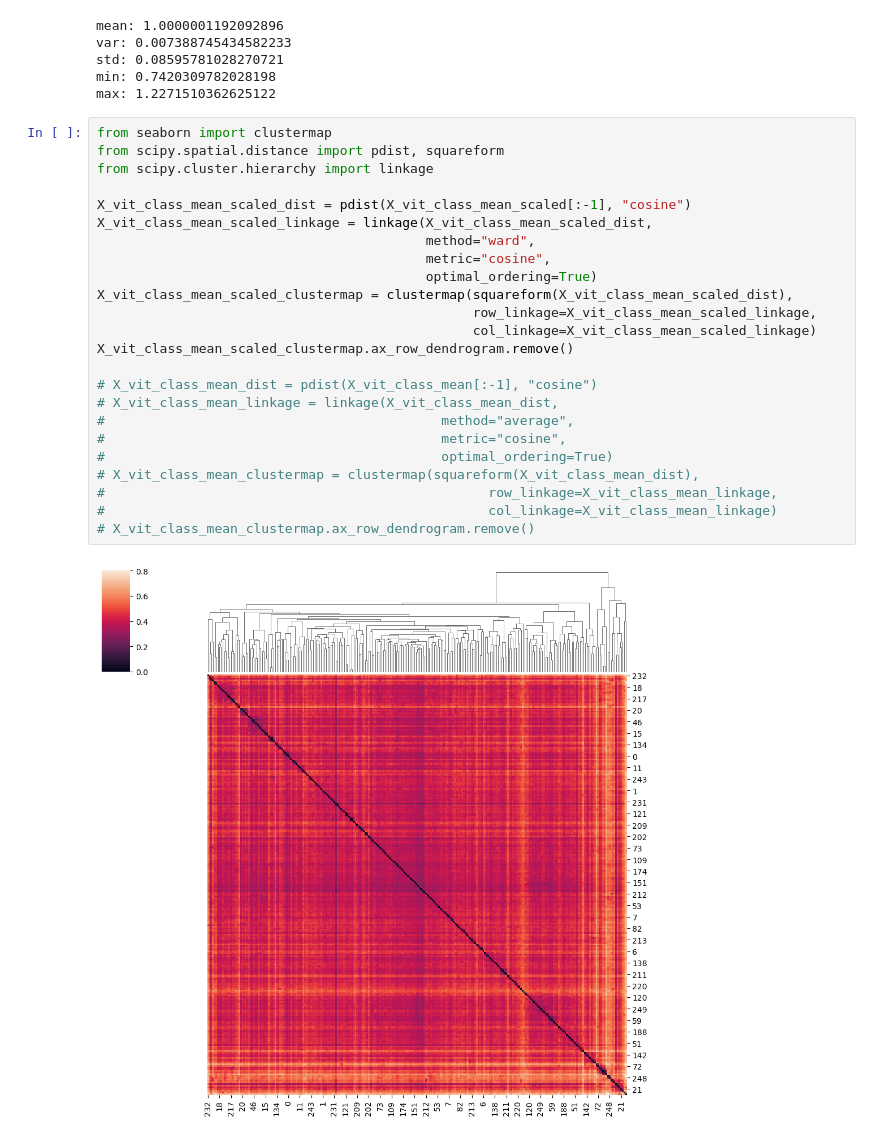
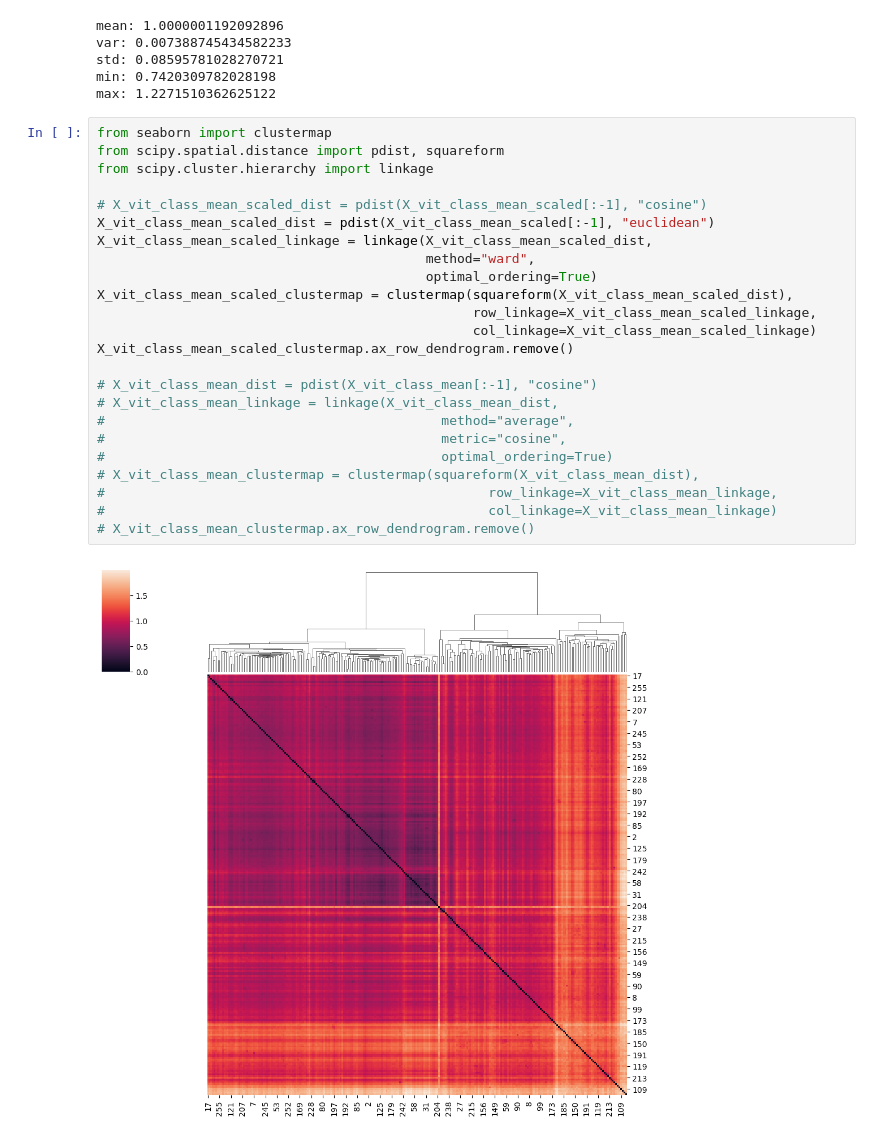
Before and after one commit to Junqi-Zhang/Concept-Organization, a Jupyter notebook: scripts/startup.ipynb, the cells around one changed output. Saved outputs shown, nothing was run; the diff lists cells and outputs as text.

```diff
--- a/scripts/startup.ipynb
+++ b/scripts/startup.ipynb
@@ -163,27 +98,27 @@ max: 1.2271510362625122
 # %%
 from seaborn import clustermap
 from scipy.spatial.distance import pdist, squareform
 from scipy.cluster.hierarchy import linkage
 
-X_vit_class_mean_scaled_dist = pdist(X_vit_class_mean_scaled[:-1], "cosine")
+# X_vit_class_mean_scaled_dist = pdist(X_vit_class_mean_scaled[:-1], "cosine")
+X_vit_class_mean_scaled_dist = pdist(X_vit_class_mean_scaled[:-1], "euclidean")
 X_vit_class_mean_scaled_linkage = linkage(X_vit_class_mean_scaled_dist,
                                           method="ward",
-                                          metric="cosine",
                                           optimal_ordering=True)
 X_vit_class_mean_scaled_clustermap = clustermap(squareform(X_vit_class_mean_scaled_dist),
                                                 row_linkage=X_vit_class_mean_scaled_linkage,
                                                 col_linkage=X_vit_class_mean_scaled_linkage)
 X_vit_class_mean_scaled_clustermap.ax_row_dendrogram.remove()
 
 # X_vit_class_mean_dist = pdist(X_vit_class_mean[:-1], "cosine")
 # X_vit_class_mean_linkage = linkage(X_vit_class_mean_dist,
 #                                           method="average",
 #                                           metric="cosine",
 #                                           optimal_ordering=True)
 # X_vit_class_mean_clustermap = clustermap(squareform(X_vit_class_mean_dist),
 #                                                 row_linkage=X_vit_class_mean_linkage,
 #                                                 col_linkage=X_vit_class_mean_linkage)
 # X_vit_class_mean_clustermap.ax_row_dendrogram.remove()
 # %% [output]
-[figure, old version]
+[figure, new version]
 # %%
```
Also changed, not shown: parts of 9 cells of this notebook, 17 other files.
